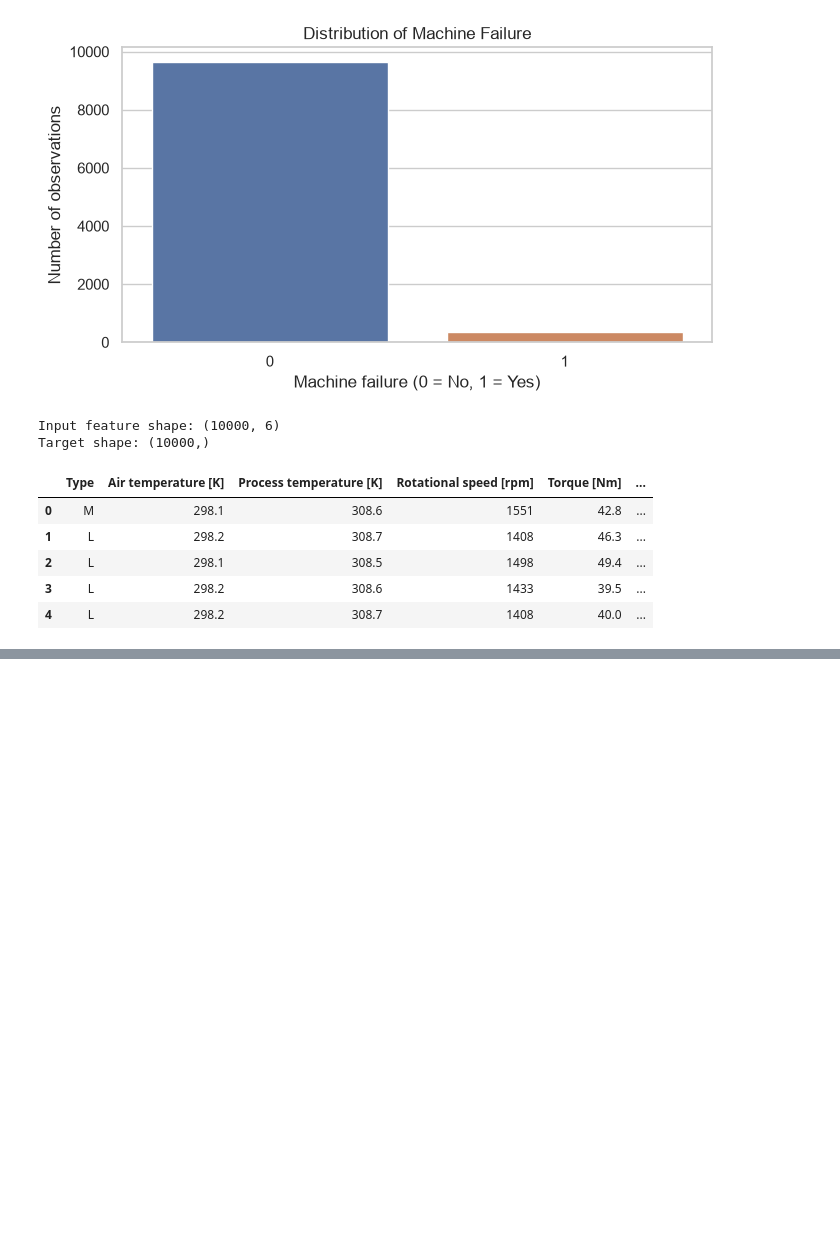
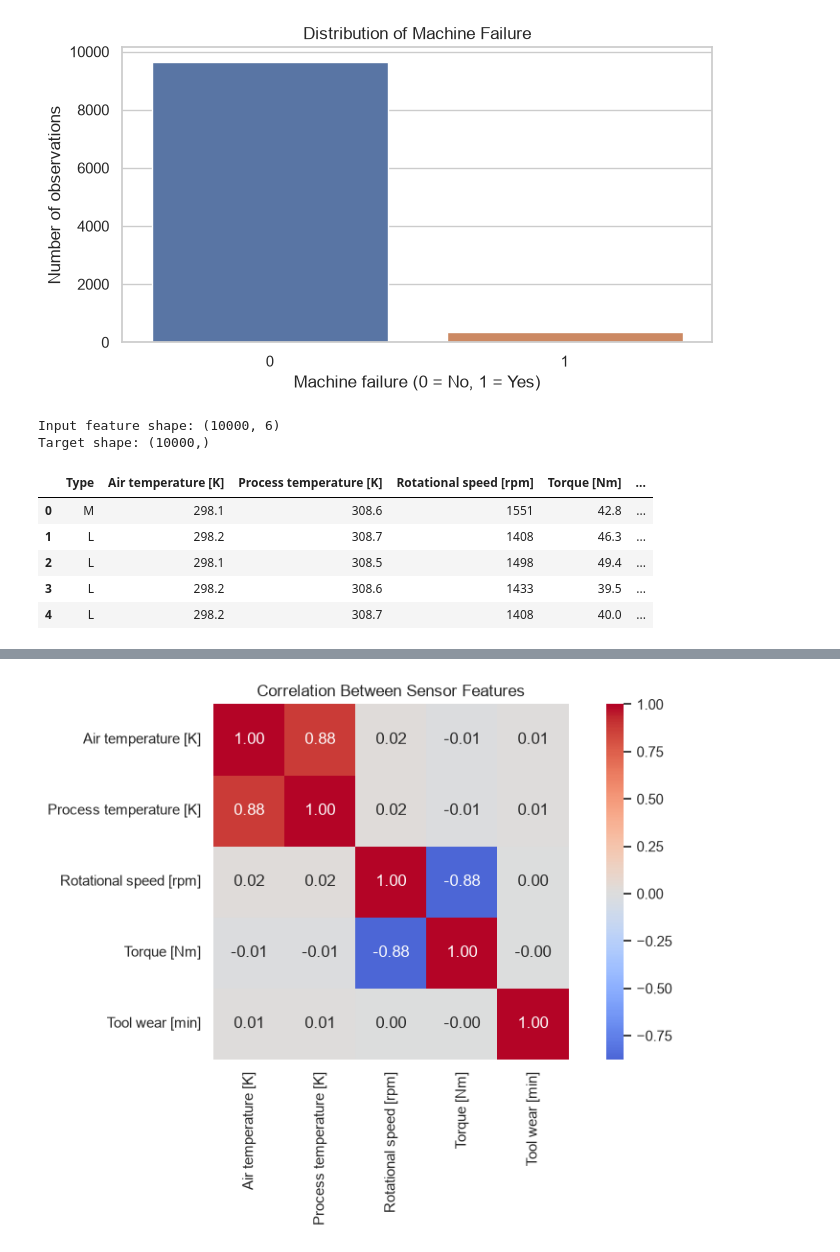
Before and after one commit to virajViduranga/MachineGuard, a Jupyter notebook: ml/notebooks/01_data_exploration.ipynb, the cells around one changed output, grey strips where cells are left out. Cells and saved outputs as stored; diff of their text form; code cells hidden in the pictures; blank space fills up the shorter version.

```diff
--- a/ml/notebooks/01_data_exploration.ipynb
+++ b/ml/notebooks/01_data_exploration.ipynb
@@ -173,0 +255,19 @@ Target shape: (10000,)
+# %%
+correlation_matrix = df[NUMERIC_FEATURES].corr()
+
+plt.figure(figsize=(9, 6))
+
+sns.heatmap(
+    correlation_matrix,
+    annot=True,
+    fmt=".2f",
+    cmap="coolwarm",
+    center=0,
+    square=True,
+)
+
+plt.title("Correlation Between Sensor Features")
+plt.tight_layout()
+plt.show()
+# %% [output]
+[figure, added]
```
Also changed, not shown: parts of 12 cells of this notebook.
